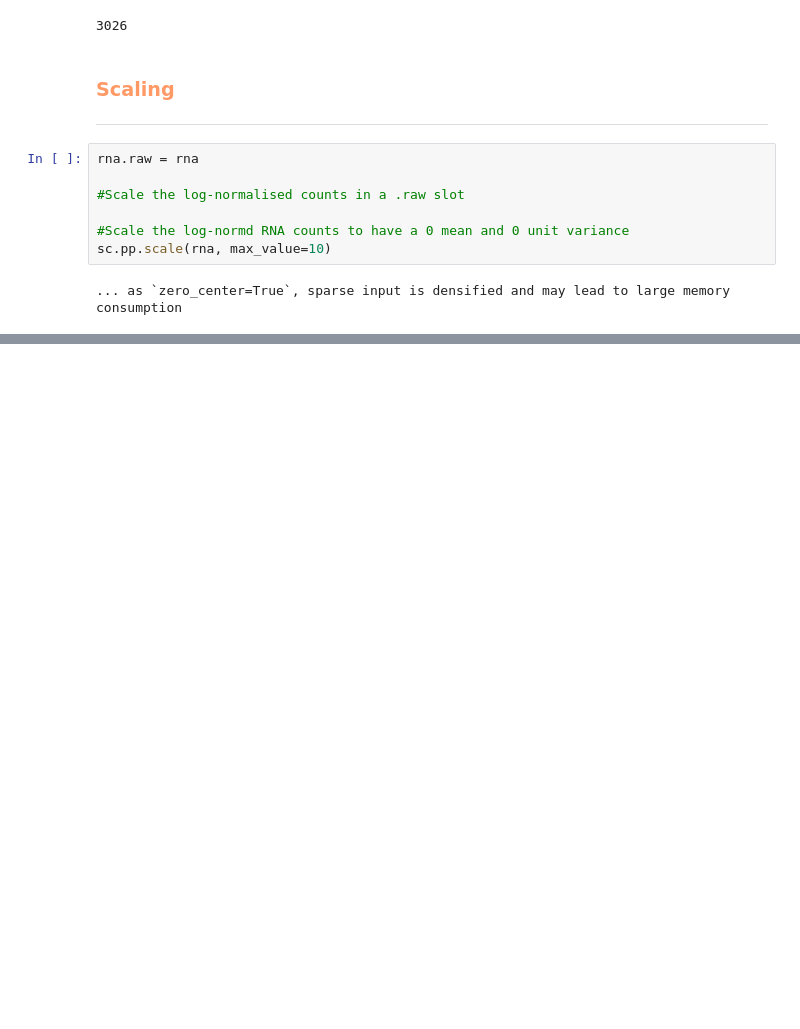
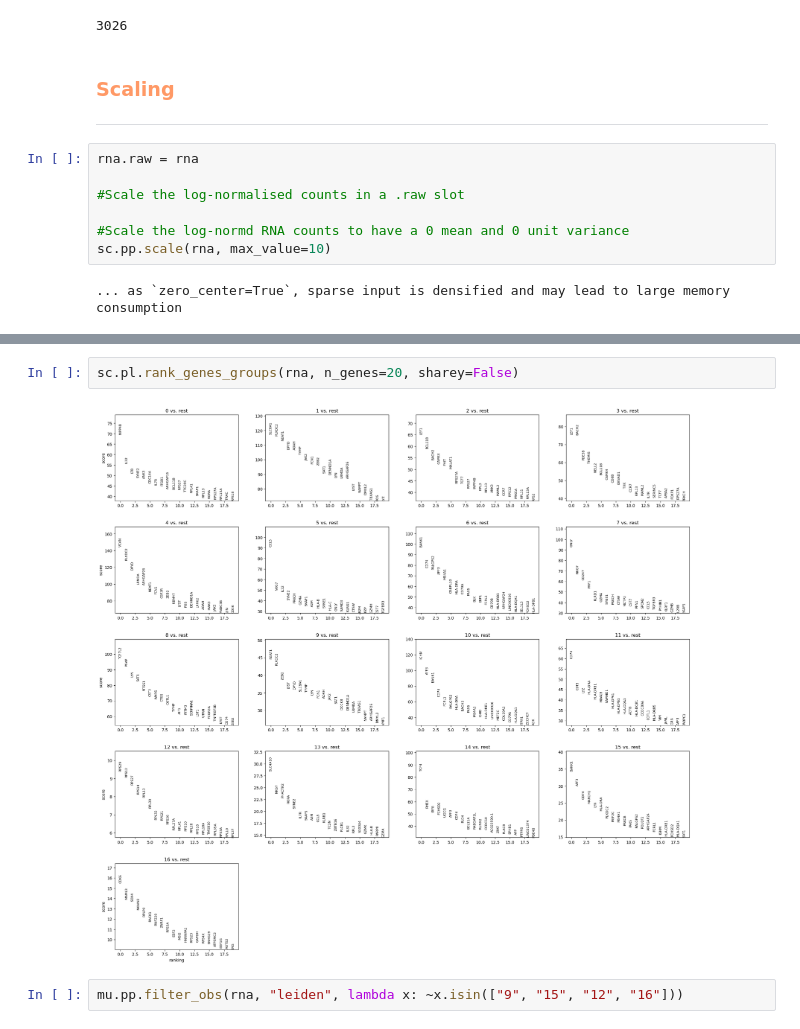
Before and after one commit to the-rich-piana/BioInfo-Notes, a Jupyter notebook: pbmc10k_ATAC.ipynb, the cells around one changed output, grey strips where cells are left out. Cells and saved outputs as stored; diff of their text form; blank space fills up the shorter version.

```diff
--- a/pbmc10k_ATAC.ipynb
+++ b/pbmc10k_ATAC.ipynb
@@ -148,0 +231,6 @@ compute cell neighbourhood graph, and perform clustering to define cell types.
+# %%
+sc.pl.rank_genes_groups(rna, n_genes=20, sharey=False)
+# %% [output]
+[figure, added]
+# %%
+mu.pp.filter_obs(rna, "leiden", lambda x: ~x.isin(["9", "15", "12", "16"]))
```
Also changed, not shown: parts of 30 cells of this notebook.
